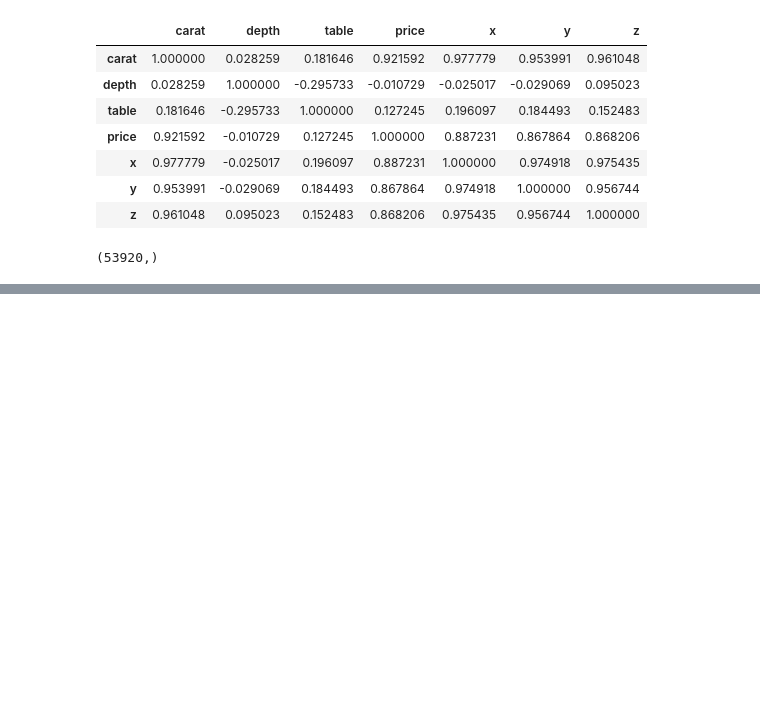
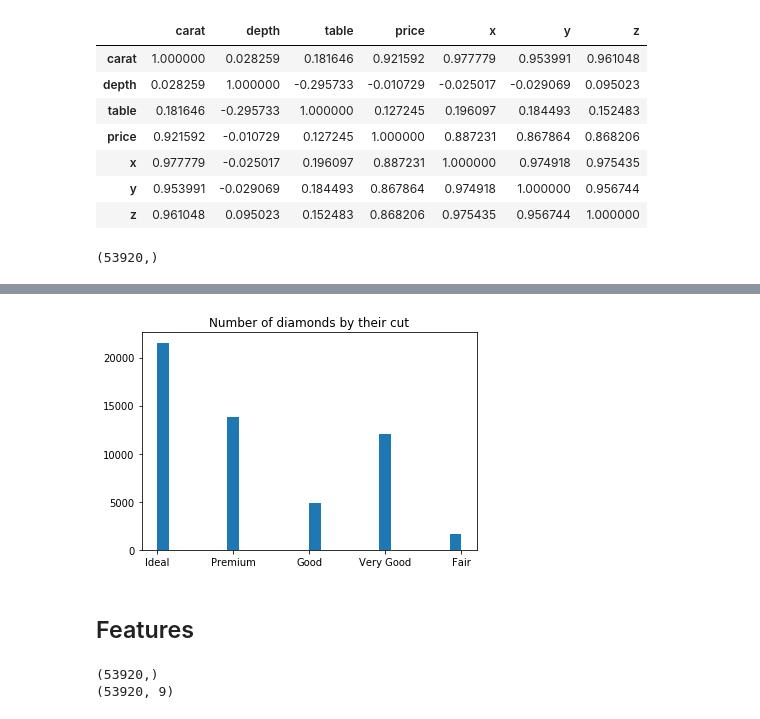
Before and after one commit to LuGeorgiev/Python-SoftUni, a Jupyter notebook: MachineLearning/15.Exam/Exam 15.11.2020 Lyubomir Georgiev.ipynb, the cells around one changed output, grey strips where cells are left out. Saved outputs shown, nothing was run; the diff lists cells and outputs as text; code cells hidden in the pictures; blank space fills up the shorter version.

```diff
--- a/MachineLearning/15.Exam/Exam 15.11.2020 Lyubomir Georgiev.ipynb
+++ b/MachineLearning/15.Exam/Exam 15.11.2020 Lyubomir Georgiev.ipynb
@@ -107,0 +109,8 @@ No handles with labels found to put in legend.
+# %%
+plt.hist(diamonds_data["cut"], bins = "fd")
+plt.title("Number of diamonds by their cut")
+plt.show()
+# %% [output]
+[figure, added]
+# %% [markdown]
+## Features
@@ -107,0 +120,6 @@ No handles with labels found to put in legend.
+# %%
+print(diamonds_labels.shape)
+print(diamonds_features.shape)
+# %% [output]
+(53920,)
+(53920, 9)
```
Also changed, not shown: parts of 8 cells of this notebook.
